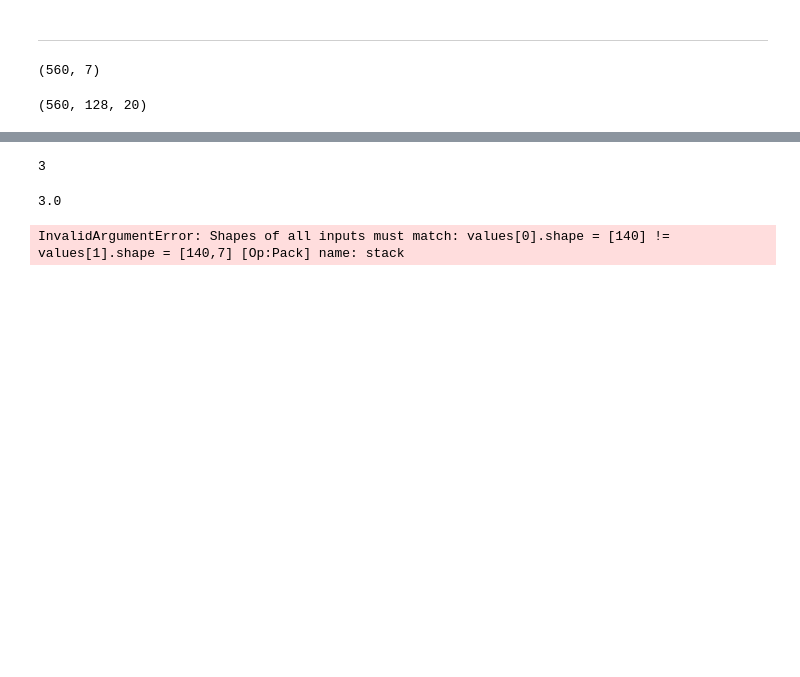
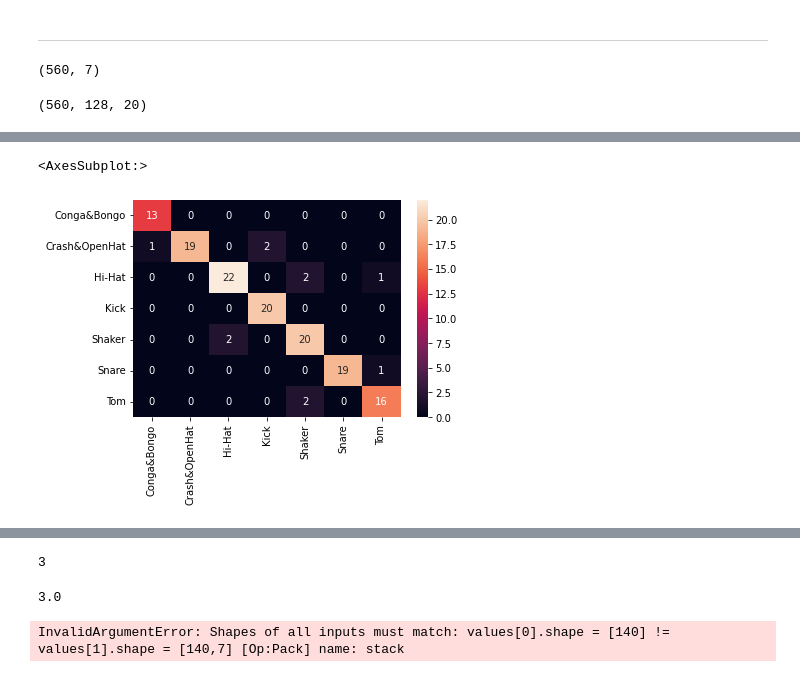
Before and after one commit to cid2rrrr/Drum_Classficiation, a Jupyter notebook: real_cnn.ipynb, the cells around one changed output, grey strips where cells are left out. Cells and saved outputs as stored; diff of their text form; code cells hidden in the pictures; blank space fills up the shorter version.

```diff
--- a/real_cnn.ipynb
+++ b/real_cnn.ipynb
@@ -185 +268,13 @@ Epoch 20/20
+# %%
+from sklearn.metrics import confusion_matrix
+import pandas as pd
+import seaborn as sns
+
+classes = ['Conga&Bongo', 'Crash&OpenHat', 'Hi-Hat', 'Kick', 'Shaker', 'Snare', 'Tom']
+
+cm = pd.DataFrame(confusion_matrix(Y_tru, Y_pred_classes), columns=classes, index=classes)
+sns.heatmap(cm, annot=True)
+# %% [output]
+<AxesSubplot:>
+[figure, added]
 # %%
```
Also changed, not shown: parts of 8 cells of this notebook.
